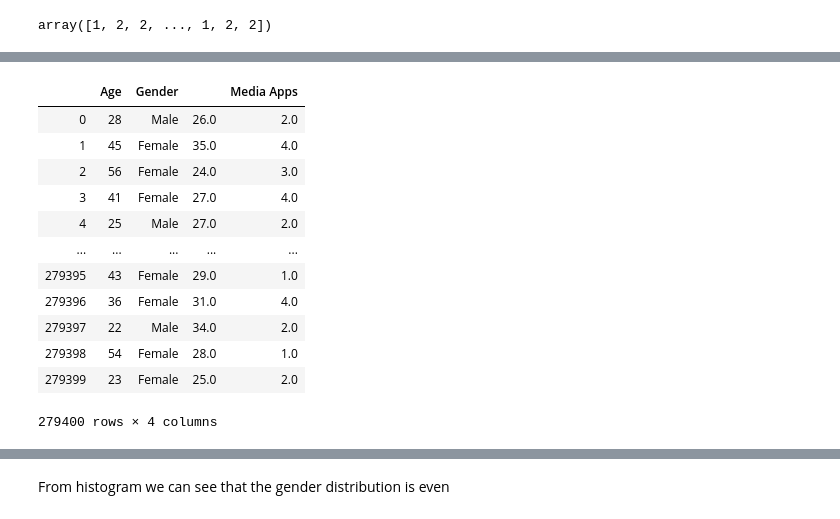
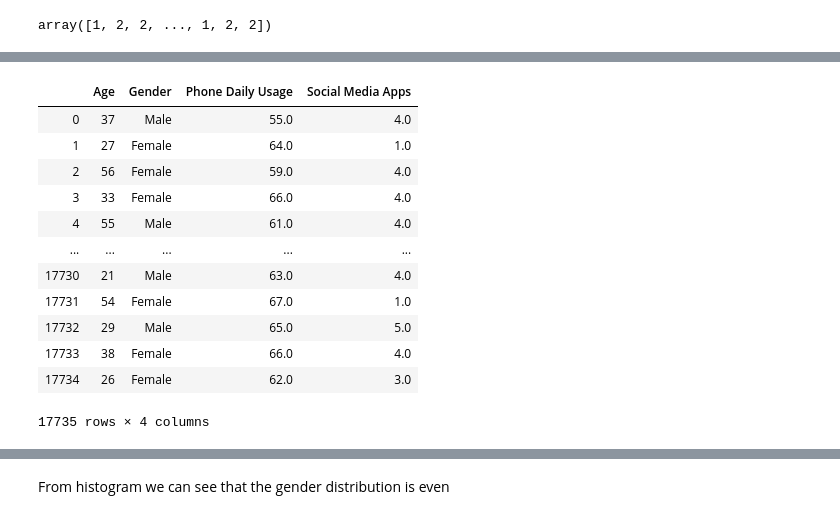
Before and after one commit to rituteval/Programming-DA--PROJECT, a Jupyter notebook: Programming DA- PROJECT.ipynb, the cells around one changed output, grey strips where cells are left out. Cells and saved outputs as stored; diff of their text form; code cells hidden in the pictures.

Commit message:
Added more real data

```diff
--- a/Programming DA- PROJECT.ipynb
+++ b/Programming DA- PROJECT.ipynb
@@ -96,6 +102,6 @@ age
 # %% [output]
 array([54., 31., 27., ..., 39., 30., 36.])
 # %%
-age = np.random.randint(16,65, 279400)
+age = np.random.randint(18 ,65, 17735)
 age
 # %% [output]
@@ -139,21 +184,22 @@ plt.show() # Showed plot
 # %%
-                     # Created a database
-np.random.seed(12345) # Added seed reset so the numbers stay the same every time
+# Creating a database
 
-NewData = pd.DataFrame({'Age':age.round(0), 'Gender':np.random.randint(1, 3, 279400), '':np.random.normal(30, 3, 279400).round(0),'Media Apps':np.random.uniform(1, 5, 279400).round()})
+np.random.seed(12345) # Added seed
+
+NewData = pd.DataFrame({'Age':age.round(0), 'Gender':np.random.randint(1, 3, 17735), 'Phone Daily Usage':np.random.normal(65, 3, 17735).round(0),'Social Media Apps':np.random.uniform(1, 5, 17735).round()})
 NewData['Gender'].replace({1:'Male', 2:'Female'}, inplace=True) # Replacing numbers with strings accordingly
-NewData # Print new data frame
+NewData # Printed new data frame
 # %% [output]
-|  | Age | Gender |  | Media Apps |
-| 0 | 28 | Male | 26.0 | 2.0 |
-| 1 | 45 | Female | 35.0 | 4.0 |
-| 2 | 56 | Female | 24.0 | 3.0 |
-| 3 | 41 | Female | 27.0 | 4.0 |
-| 4 | 25 | Male | 27.0 | 2.0 |
+|  | Age | Gender | Phone Daily Usage | Social Media Apps |
+| 0 | 37 | Male | 55.0 | 4.0 |
+| 1 | 27 | Female | 64.0 | 1.0 |
+| 2 | 56 | Female | 59.0 | 4.0 |
+| 3 | 33 | Female | 66.0 | 4.0 |
+| 4 | 55 | Male | 61.0 | 4.0 |
 | ... | ... | ... | ... | ... |
-| 279395 | 43 | Female | 29.0 | 1.0 |
-| 279396 | 36 | Female | 31.0 | 4.0 |
-| 279397 | 22 | Male | 34.0 | 2.0 |
-| 279398 | 54 | Female | 28.0 | 1.0 |
-| 279399 | 23 | Female | 25.0 | 2.0 |
+| 17730 | 21 | Male | 63.0 | 4.0 |
+| 17731 | 54 | Female | 67.0 | 1.0 |
+| 17732 | 29 | Male | 65.0 | 5.0 |
+| 17733 | 38 | Female | 66.0 | 4.0 |
+| 17734 | 26 | Female | 62.0 | 3.0 |
-279400 rows × 4 columns
+17735 rows × 4 columns
```
Also changed, not shown: parts of 24 cells of this notebook.
